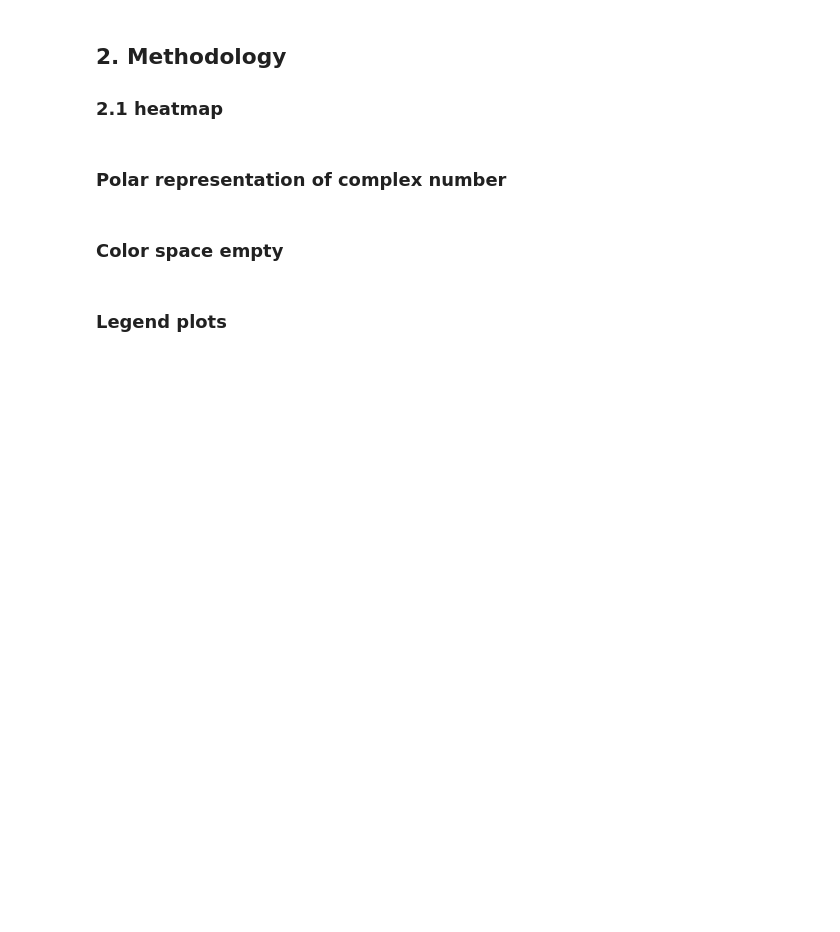
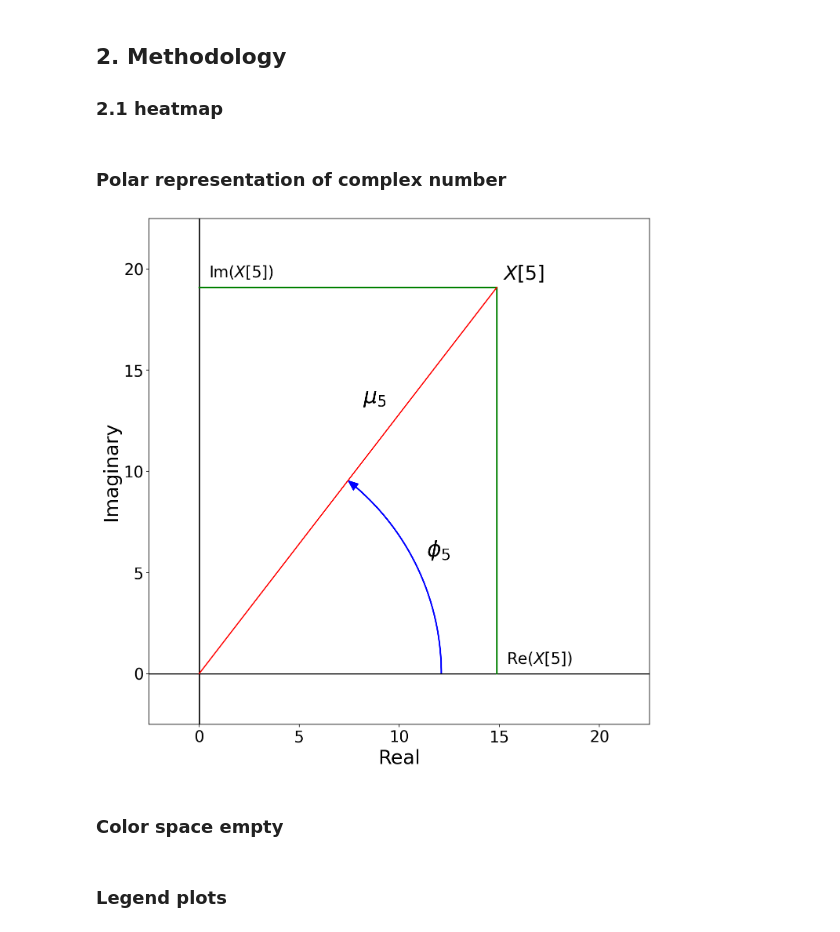
Before and after one commit to DCMLab/wavescapes, a Jupyter notebook: Plots For Paper.ipynb, the cells around one changed output. Drawn from its saved outputs; the diff is of its cells as text; code cells hidden in the pictures; blank space fills up the shorter version.

```diff
--- a/Plots For Paper.ipynb
+++ b/Plots For Paper.ipynb
@@ -326,17 +331,17 @@ def argand(a, show_magn=True):
     arc_w = np.abs(a)[0]
     angle = (np.angle(a))[0] * (180/math.pi)
 
-    ax.axhline(0, color='black', linestyle='--')
-    ax.axvline(0, color='black', linestyle='--')
+    ax.axhline(0, color='black', linestyle='-')
+    ax.axvline(0, color='black', linestyle='-')
     plt.grid(True)
 
      #Real line
-    plt.plot((x, x), (0, y), 'k:', color='green', linewidth=lw)
+    plt.plot((x, x), (0, y), 'k', color='green', linewidth=lw)
     ax.text(x+.5, .5, '$\operatorname{Re}(X[5])$', fontdict={'size':font_size})
 
 
     #Imaginary line
-    plt.plot((0, x), (y, y), 'k:', color='green', linewidth=lw)
+    plt.plot((0, x), (y, y), 'k', color='green', linewidth=lw)
     ax.text(.5, y+.5, '$\operatorname{Im}(X[5])$', fontdict={'size':font_size})
     if show_magn:
 
@@ -344,7 +349,7 @@ def argand(a, show_magn=True):
         label_y = (arc_w/2)*np.sin(np.angle(a)[0]/2)+.5
         ax.text(label_x, label_y, '$\phi_5$', fontdict={'size':bigger_font_size*1.1})
 
-        hatf_x = (arc_w/2)*np.cos(np.angle(a)[0]+0.125) + 3
+        hatf_x = (arc_w/2)*np.cos(np.angle(a)[0]+0.125) + 2
         hatf_y = (arc_w/2)*np.sin(np.angle(a)[0]+0.125)+ 3
         ax.text(hatf_x, hatf_y, '$\mu_5$', fontdict={'size':bigger_font_size*1.1})
 
@@ -354,34 +359,37 @@ def argand(a, show_magn=True):
         dxdy = np.array([x[0]/2, y[0]/2]) - np.array([arrow_x, arrow_y])
         arc_arrow_dx = dxdy[0]
         arc_arrow_dy = dxdy[1]
         ax.arrow(
             arrow_x,
             arrow_y,
             arc_arrow_dx*0.00001,
             arc_arrow_dy*0.00001,
             head_width=0.4,
             head_length=0.5,
             color='blue')
         arc = Arc((0,0), arc_w, arc_w, angle = 0, theta1=0, theta2=angle, color='blue', linewidth=lw)
         ax.add_patch(arc)
 
-        plt.plot([0,a.real],[0,a.imag],'ro-',label='python', markersize=font_size*0.8)
+        plt.plot([0,a.real],[0,a.imag],'r-',label='python', markersize=font_size*0.8)
     else:
         plt.scatter(a.real,a.imag, s=[font_size*10])
 
 
     coeff_x = (arc_w+0.5)*np.cos(np.angle(a)[0])
     coeff_y = (arc_w+0.5)*np.sin(np.angle(a)[0])
     ax.text(coeff_x, coeff_y, '$X[5]$', fontdict={'size':bigger_font_size})
     limit=np.min(np.floor(np.absolute(a)))-2.5 # set limits for axis
     plt.xlim((-2.5,limit+1))
     plt.ylim((-2.5,limit+1))
     plt.ylabel('Imaginary', fontdict={'size':bigger_font_size})
     plt.xlabel('Real' , fontdict={'size':bigger_font_size})
     ax.grid(False)
     plt.tight_layout()
 
 argand(np.array([14.87]) + 1j*np.array([19.09]), True)
+plt.savefig('MagnitudePhase.eps')
+# %% [output]
+[figure, added]
 # %% [markdown]
 ### Color space empty
 # %%
```
Also changed, not shown: parts of 3 cells of this notebook, 1 other file.
